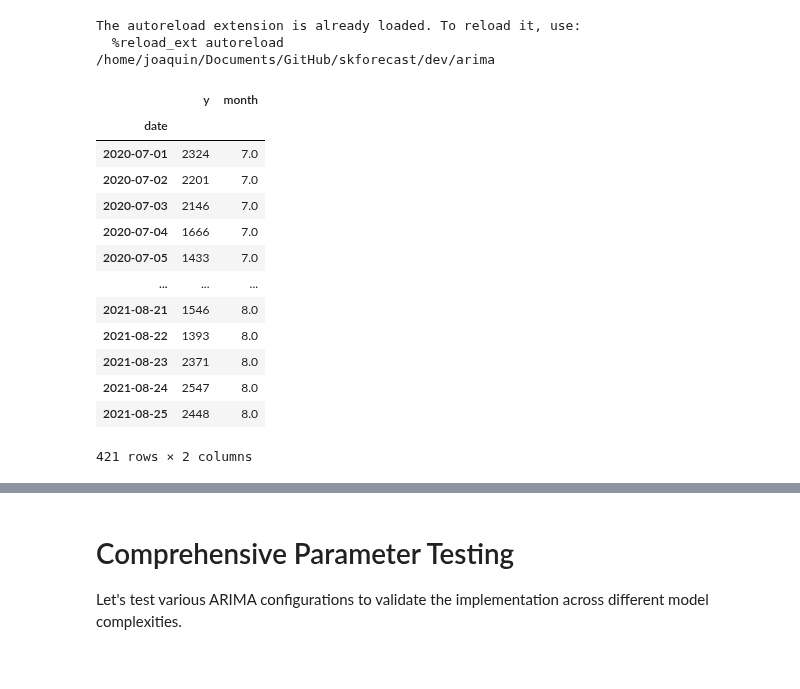
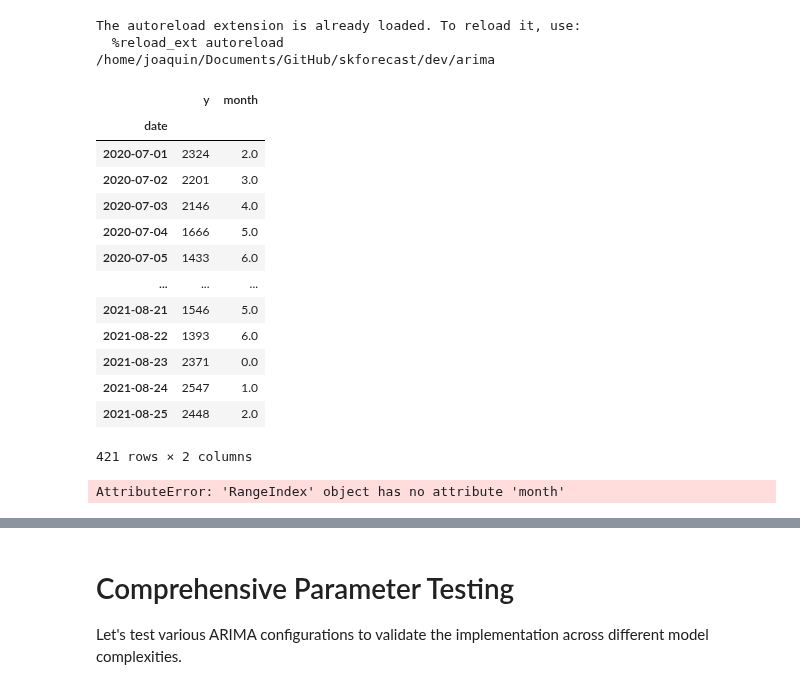
Before and after one commit to skforecast/skforecast, a Jupyter notebook: dev/arima/custom_arimax.ipynb, the cells around one changed output, grey strips where cells are left out. Drawn from its saved outputs; the diff is of its cells as text; code cells hidden in the pictures.

```diff
--- a/dev/arima/custom_arimax.ipynb
+++ b/dev/arima/custom_arimax.ipynb
@@ -23,7 +23,7 @@ import warnings
 import time
 # %%
 # Data set 1: Fuel Consumption
-data = fetch_dataset(name='fuel_consumption', raw=True, verbose=False)
+# data = fetch_dataset(name='fuel_consumption', raw=True, verbose=False)
 # data = data[['Fecha', 'Gasolinas']]
 # data = data.rename(columns={'Fecha':'date', 'Gasolinas':'litters'})
 # data['date'] = pd.to_datetime(data['date'], format='%Y-%m-%d')
@@ -37,55 +37,59 @@ data = fetch_dataset(name='fuel_consumption', raw=True, verbose=False)
 # data_train = data.loc[:end_train]
 # data_test  = data.loc[end_train:]
 # print(f"Train samples: {len(data_train)}")
 # print(f"Test samples:  {len(data_test)}")
 
 # Data set 2: Airline Passengers
 # data = load_airline(return_array=False).to_frame(name='y')
 # data = data.asfreq('M')
 # data['month'] = data.index.month.astype('float')
 # end_train = '1957-12-01 23:59:59'
 # data_train = data.loc[:end_train]
 # data_test  = data.loc[end_train:]
 # print(f"Train samples: {len(data_train)}")
 # print(f"Test samples:  {len(data_test)}")
 
 # Data set 3: Website Visits
 data = fetch_dataset(name="website_visits", raw=True, verbose=False)
 data['date'] = pd.to_datetime(data['date'], format='%d/%m/%y')
 data = data.set_index('date')
 data = data.asfreq('1D')
 data = data.sort_index()
 data = data.rename(columns={'users': 'y'})
-data['month'] = data.index.month.astype('float')
+data['month'] = data.index.day_of_week.astype('float')
 end_train = '2021-06-30 23:59:00'
 data_train = data.loc[: end_train, :]
 data_test  = data.loc[end_train:, :]
 
 data
 # %% [output]
 |  | y | month |
 | date |  |  |
-| 2020-07-01 | 2324 | 7.0 |
-| 2020-07-02 | 2201 | 7.0 |
-| 2020-07-03 | 2146 | 7.0 |
-| 2020-07-04 | 1666 | 7.0 |
-| 2020-07-05 | 1433 | 7.0 |
+| 2020-07-01 | 2324 | 2.0 |
+| 2020-07-02 | 2201 | 3.0 |
+| 2020-07-03 | 2146 | 4.0 |
+| 2020-07-04 | 1666 | 5.0 |
+| 2020-07-05 | 1433 | 6.0 |
 | ... | ... | ... |
-| 2021-08-21 | 1546 | 8.0 |
-| 2021-08-22 | 1393 | 8.0 |
-| 2021-08-23 | 2371 | 8.0 |
-| 2021-08-24 | 2547 | 8.0 |
-| 2021-08-25 | 2448 | 8.0 |
+| 2021-08-21 | 1546 | 5.0 |
+| 2021-08-22 | 1393 | 6.0 |
+| 2021-08-23 | 2371 | 0.0 |
+| 2021-08-24 | 2547 | 1.0 |
+| 2021-08-25 | 2448 | 2.0 |
 421 rows × 2 columns
 # %%
-# data = sm.datasets.get_rdataset("AirPassengers").data
-# data = data[['value']]
-# data = data.rename(columns={'value': 'y'})
-# data_train = data.iloc[:120]
-# data_test = data.iloc[120:]
+data = sm.datasets.get_rdataset("AirPassengers").data
+data = data[['value']]
+data = data.rename(columns={'value': 'y'})
+
+data['month'] = data.index.month.astype('float')
+data_train = data.iloc[:120]
+data_test = data.iloc[120:]
 
 
 # data = sm.datasets.sunspots.load_pandas().data
 # data = data.rename(columns={'SUNACTIVITY': 'y'})
 # data_train = data.iloc[:250]
 # data_test = data.iloc[250:]
+# %% [output]
+AttributeError: 'RangeIndex' object has no attribute 'month'
```
Also changed, not shown: parts of 6 cells of this notebook, 12 other files.
